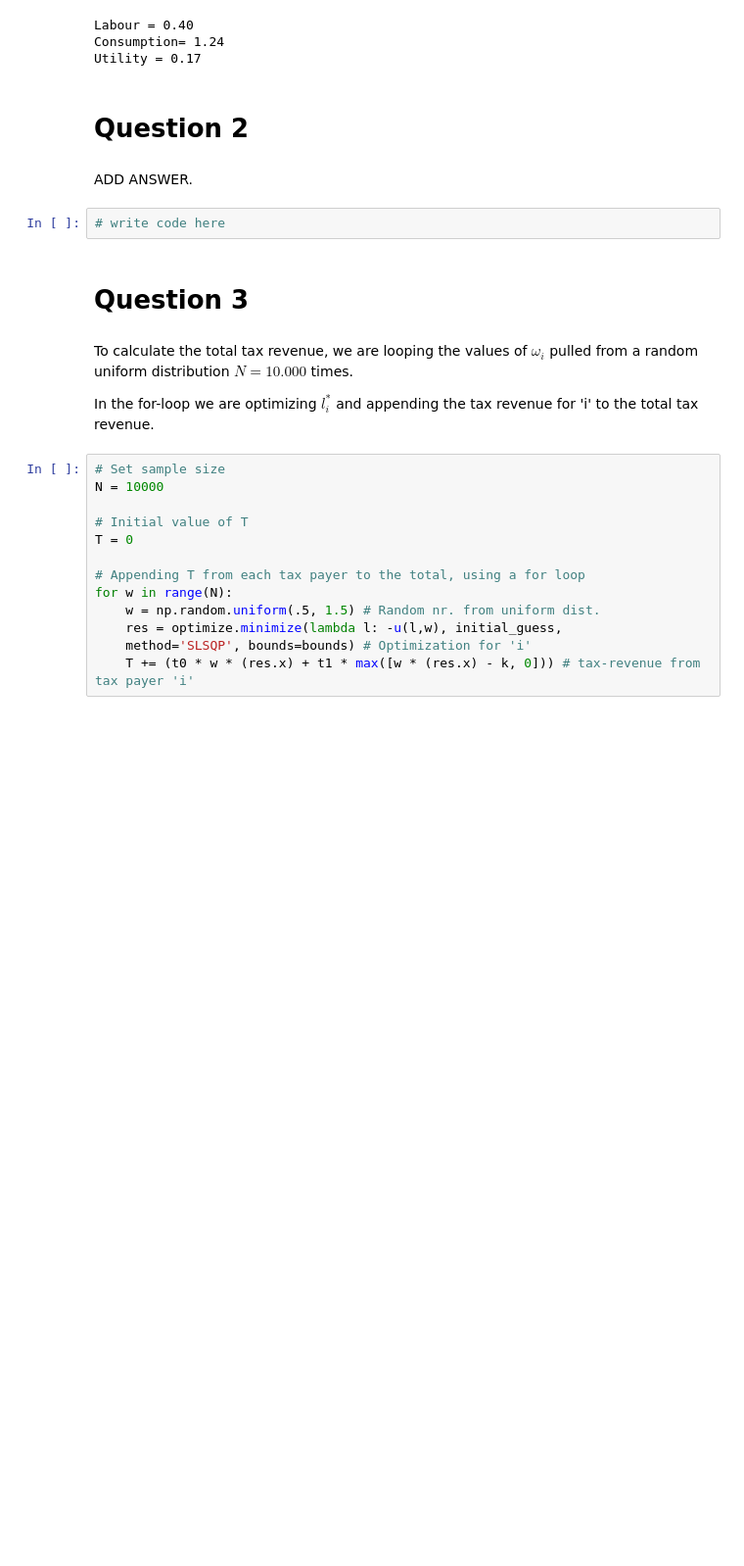
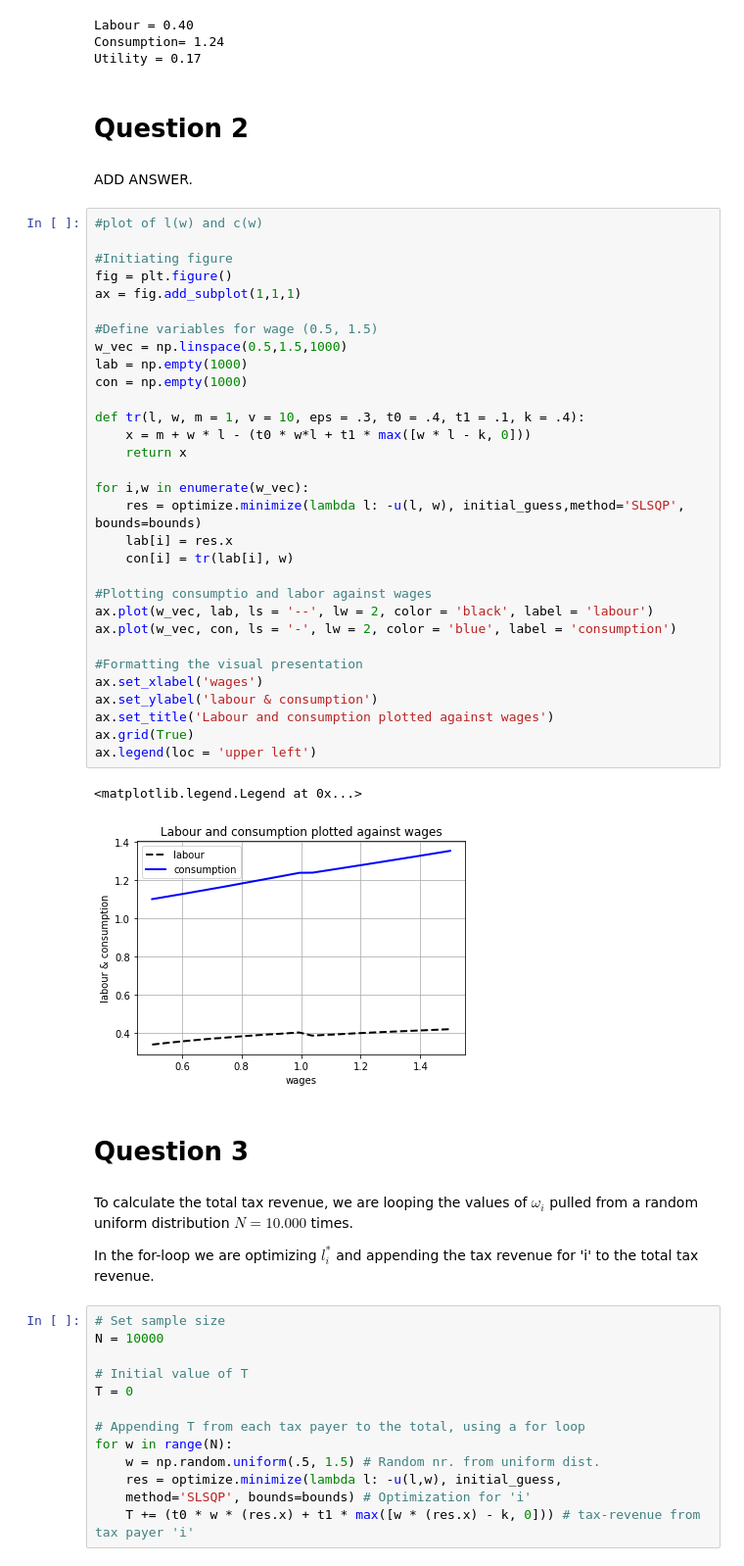
Before and after one commit to Mayland95/projects-2020-aan, a Jupyter notebook: inauguralproject/Nikolaj_project.ipynb, the cells around one changed output. Shown at 98% size. Saved outputs shown, nothing was run; the diff lists cells and outputs as text; blank space fills up the shorter version.

```diff
--- a/inauguralproject/Nikolaj_project.ipynb
+++ b/inauguralproject/Nikolaj_project.ipynb
@@ -73,8 +73,40 @@ Utility = 0.17
 # Question 2
 # %% [markdown]
 ADD ANSWER.
-# %%
-# write code here
+# %%
+#plot of l(w) and c(w)
+
+#Initiating figure
+fig = plt.figure()
+ax = fig.add_subplot(1,1,1)
+
+#Define variables for wage (0.5, 1.5)
+w_vec = np.linspace(0.5,1.5,1000)
+lab = np.empty(1000)
+con = np.empty(1000)
+
+def tr(l, w, m = 1, v = 10, eps = .3, t0 = .4, t1 = .1, k = .4):
+    x = m + w * l - (t0 * w*l + t1 * max([w * l - k, 0]))
+    return x
+
+for i,w in enumerate(w_vec):
+    res = optimize.minimize(lambda l: -u(l, w), initial_guess,method='SLSQP', bounds=bounds)
+    lab[i] = res.x
+    con[i] = tr(lab[i], w)
+
+#Plotting consumptio and labor against wages
+ax.plot(w_vec, lab, ls = '--', lw = 2, color = 'black', label = 'labour')
+ax.plot(w_vec, con, ls = '-', lw = 2, color = 'blue', label = 'consumption')
+
+#Formatting the visual presentation
+ax.set_xlabel('wages')
+ax.set_ylabel('labour & consumption')
+ax.set_title('Labour and consumption plotted against wages')
+ax.grid(True)
+ax.legend(loc = 'upper left')
+# %% [output]
+<matplotlib.legend.Legend at 0x...>
+[figure, added]
 # %% [markdown]
 # Question 3
 # %% [markdown]
```
Also changed, not shown: parts of 6 cells of this notebook.
